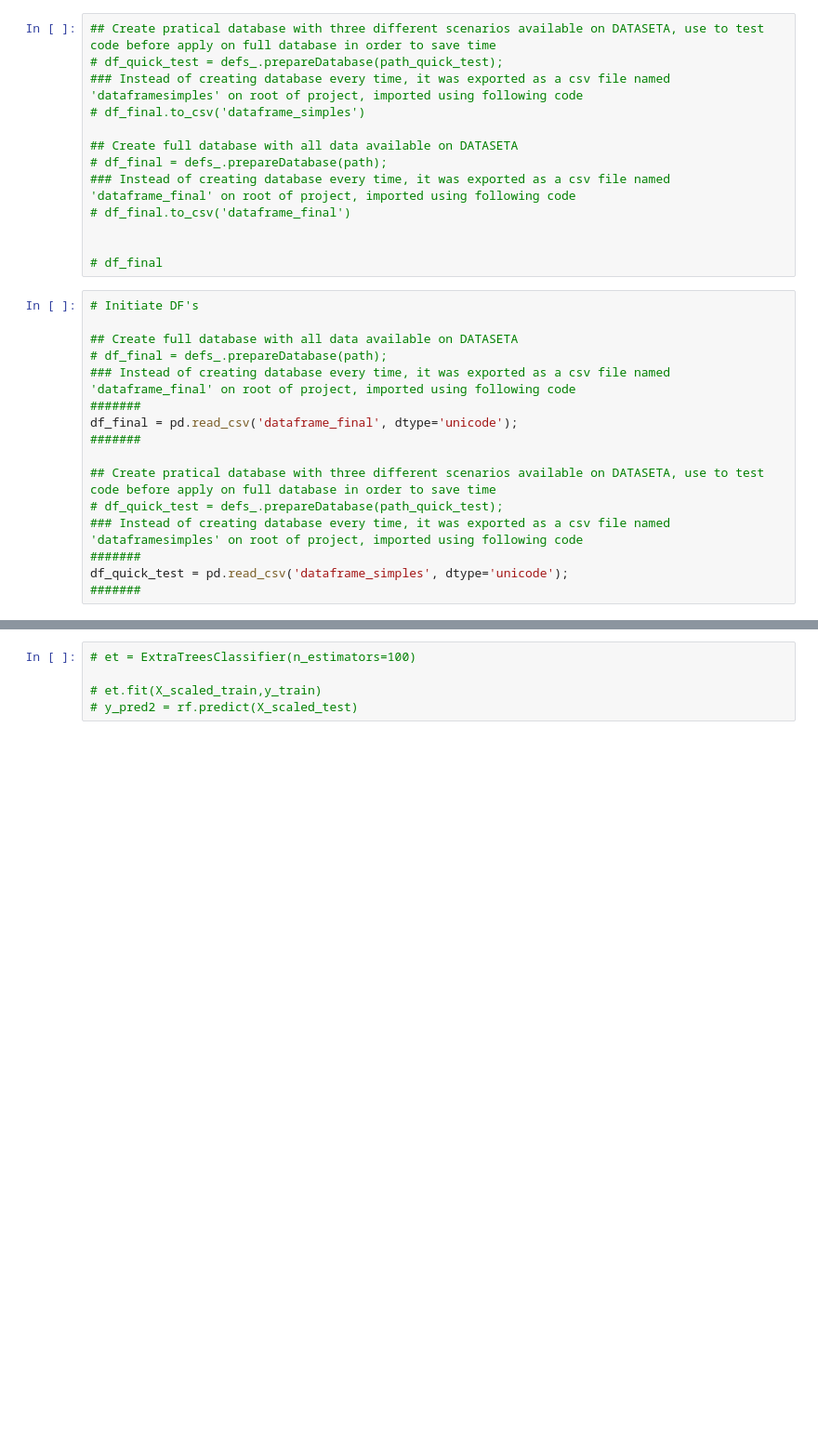
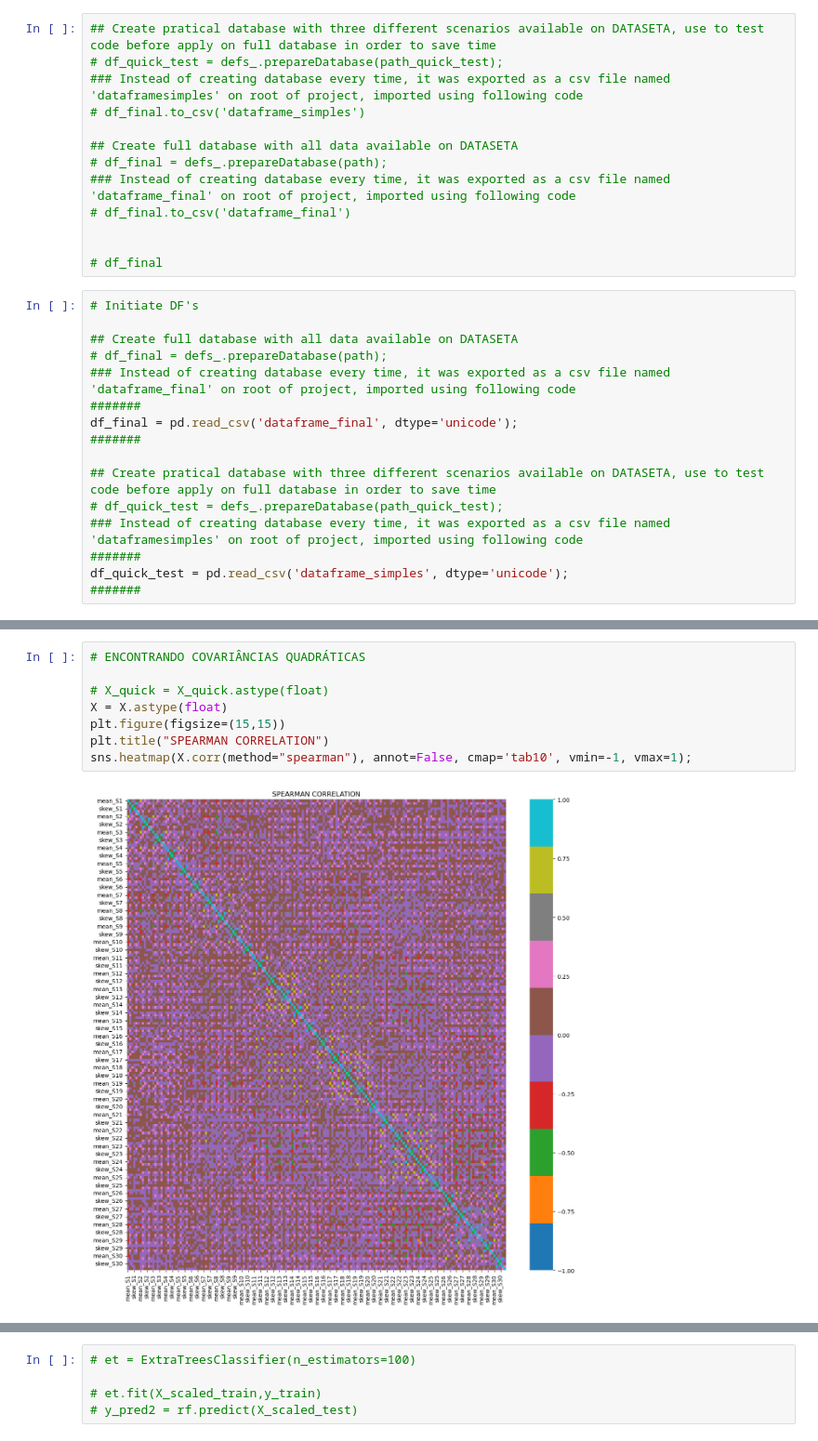
Before and after one commit to lorenzo-trevizani/UFES-TCC-Structural-Health-Monitoring, a Jupyter notebook: main.ipynb, the cells around one changed output, grey strips where cells are left out. Shown at 93% size. Saved outputs shown, nothing was run; the diff lists cells and outputs as text; blank space fills up the shorter version.

```diff
--- a/main.ipynb
+++ b/main.ipynb
@@ -133,0 +138,10 @@ display.plot(ax=ax)
+# %%
+# ENCONTRANDO COVARIÂNCIAS QUADRÁTICAS
+
+# X_quick = X_quick.astype(float)
+X = X.astype(float)
+plt.figure(figsize=(15,15))
+plt.title("SPEARMAN CORRELATION")
+sns.heatmap(X.corr(method="spearman"), annot=False, cmap='tab10', vmin=-1, vmax=1);
+# %% [output]
+[figure, added]
```
Also changed, not shown: parts of 18 cells of this notebook.
